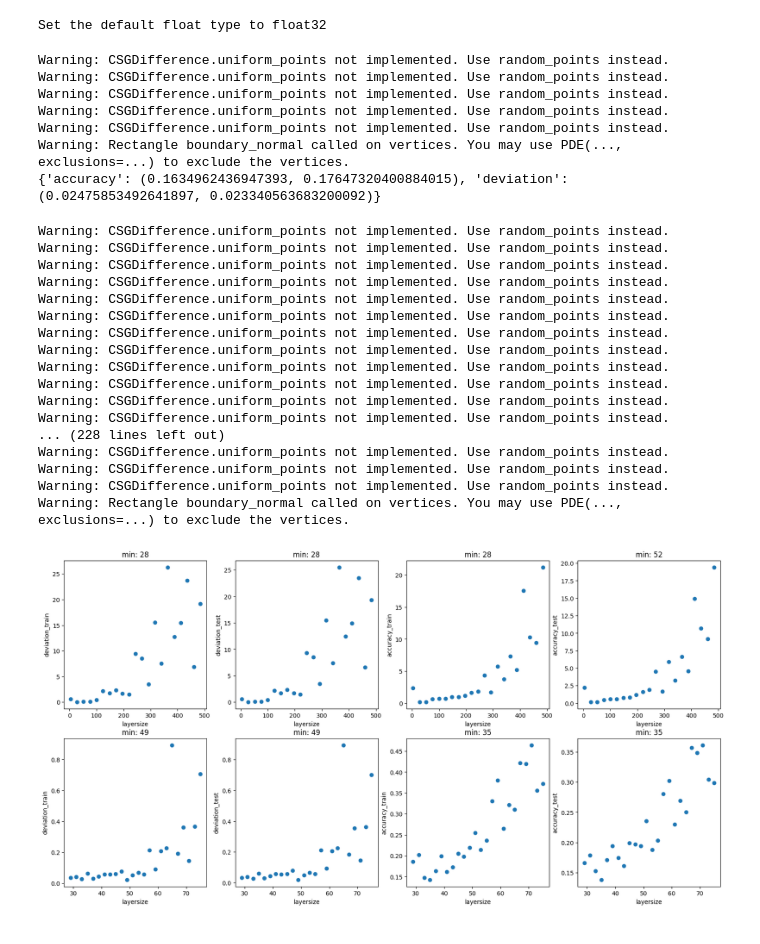
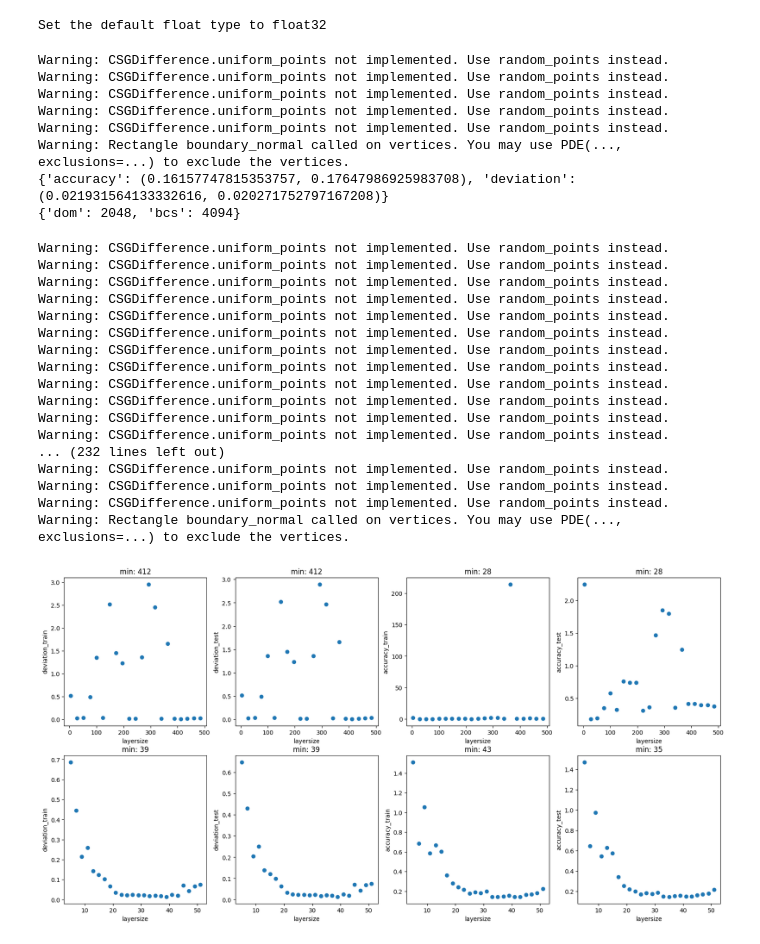
Before and after one commit to delimarr/ip5_code, a Jupyter notebook: elm.ipynb, the cells around one changed output. Cells and saved outputs as stored; diff of their text form; code cells hidden in the pictures.

```diff
--- a/elm.ipynb
+++ b/elm.ipynb
@@ -334,12 +394,14 @@ def run(
     X_dom, _, _ = geom.data_dom.train_next_batch()
     phi_dom = geom.phi(X_dom)
 
+    bnd = 0
     dirichlet_bcs = []
     X_dirichlet = []
     for data_bc in geom.data_dirichlet:
         X, b_bc, _ = data_bc.train_next_batch()
         dirichlet_bcs.append((X, b_bc))
         X_dirichlet.append(X)
+        bnd += X.shape[0]
 
     neumann_bcs = []
     X_neumann = []
@@ -348,6 +410,7 @@ def run(
         unit_normal = geom.geom.boundary_normal(X)
         neumann_bcs.append((X, unit_normal, b_bc))
         X_neumann.append(X)
+        bnd += X.shape[0]
 
     pde_elm = PdeELM(layers, seed=(123, 456), rcond=rcond)
     pde_elm.fit(X_dom, phi_dom, geom.get_loss, dirichlet_bcs, neumann_bcs)
@@ -358,7 +421,9 @@ def run(
     acc_train = pde_elm.get_accuracy(X, geom)
     acc_test = pde_elm.get_accuracy(Xt, geom)
 
-    return {'accuracy' : (acc_train, acc_test), 'deviation' : deviation}
+    num_data = {'dom' : X_dom.shape[0], 'bcs' : bnd}
+
+    return ({'accuracy' : (acc_train, acc_test), 'deviation' : deviation}, pde_elm, num_data)
 # %%
 # example
 num_dom = 2048
@@ -367,8 +432,9 @@ num_tst = 4444
 layers = [32]
 rcond = 1e-8
 
-res = run(num_dom, num_bnd, num_tst, layers, rcond)
+res, _, num_data = run(num_dom, num_bnd, num_tst, layers, rcond)
 print(res)
+print(num_data)
 # %% [output]
 Warning: CSGDifference.uniform_points not implemented. Use random_points instead.
 Warning: CSGDifference.uniform_points not implemented. Use random_points instead.
@@ -376,12 +442,13 @@ Warning: CSGDifference.uniform_points not implemented. Use random_points instead
 Warning: CSGDifference.uniform_points not implemented. Use random_points instead.
 Warning: CSGDifference.uniform_points not implemented. Use random_points instead.
 Warning: Rectangle boundary_normal called on vertices. You may use PDE(..., exclusions=...) to exclude the vertices.
-{'accuracy': (0.1634962436947393, 0.17647320400884015), 'deviation': (0.02475853492641897, 0.023340563683200092)}
+{'accuracy': (0.16157747815353757, 0.17647986925983708), 'deviation': (0.021931564133332616, 0.020271752797167208)}
+{'dom': 2048, 'bcs': 4094}
 # %%
 # find best layersize
-num_dom = 250
-num_bnd = 85
-num_tst = 380
+num_dom = 12_000
+num_bnd = 4_200
+num_tst = 10_000
 rcond = 1e-10
 start = 4
 stop = 500
@@ -401,7 +468,7 @@ while step >= 1:
         'min_l' : 0
         }
     for l in layers:
-        r = run(num_dom, num_bnd, num_tst, l, rcond)
+        r, _, _ = run(num_dom, num_bnd, num_tst, l, rcond)
         res_step['deviation_train'].append(r['deviation'][0])
         res_step['deviation_test'].append(r['deviation'][1])
         res_step['accuracy_train'].append(r['accuracy'][0])
@@ -419,35 +486,35 @@ fig = plt.figure(figsize=(20, 10))
 for r in range(runs):
     for idx, metric in enumerate(metrics):
         fig.add_subplot(runs, 4, r*4 + idx + 1)
         plt.xlabel("layersize")
         plt.ylabel(metric)
         min_l = res[r]["min_l"]
         layers = res[r]["layersizes"]
         min_l = layers[np.argmin(res[r][metric])]
         plt.title(f"min: {min_l[0]}")
         plt.scatter(res[r]["layersizes"], res[r][metric])
 
 layers = res[-1]["layersizes"]
 opt_layers: int = layers[np.argmin(res[-1]["accuracy_test"])]
 # %% [output]
 Warning: CSGDifference.uniform_points not implemented. Use random_points instead.
 Warning: CSGDifference.uniform_points not implemented. Use random_points instead.
 Warning: CSGDifference.uniform_points not implemented. Use random_points instead.
 Warning: CSGDifference.uniform_points not implemented. Use random_points instead.
 Warning: CSGDifference.uniform_points not implemented. Use random_points instead.
 Warning: CSGDifference.uniform_points not implemented. Use random_points instead.
 Warning: CSGDifference.uniform_points not implemented. Use random_points instead.
 Warning: CSGDifference.uniform_points not implemented. Use random_points instead.
 Warning: CSGDifference.uniform_points not implemented. Use random_points instead.
 Warning: CSGDifference.uniform_points not implemented. Use random_points instead.
 Warning: CSGDifference.uniform_points not implemented. Use random_points instead.
 Warning: CSGDifference.uniform_points not implemented. Use random_points instead.
-... (228 lines left out)
+... (232 lines left out)
 Warning: CSGDifference.uniform_points not implemented. Use random_points instead.
 Warning: CSGDifference.uniform_points not implemented. Use random_points instead.
 Warning: CSGDifference.uniform_points not implemented. Use random_points instead.
 Warning: Rectangle boundary_normal called on vertices. You may use PDE(..., exclusions=...) to exclude the vertices.
-[figure, old version]
+[figure, new version]
 # %%
 # find best ratio num_bnd/num_dom
 
```
Also changed, not shown: parts of 10 cells of this notebook.
